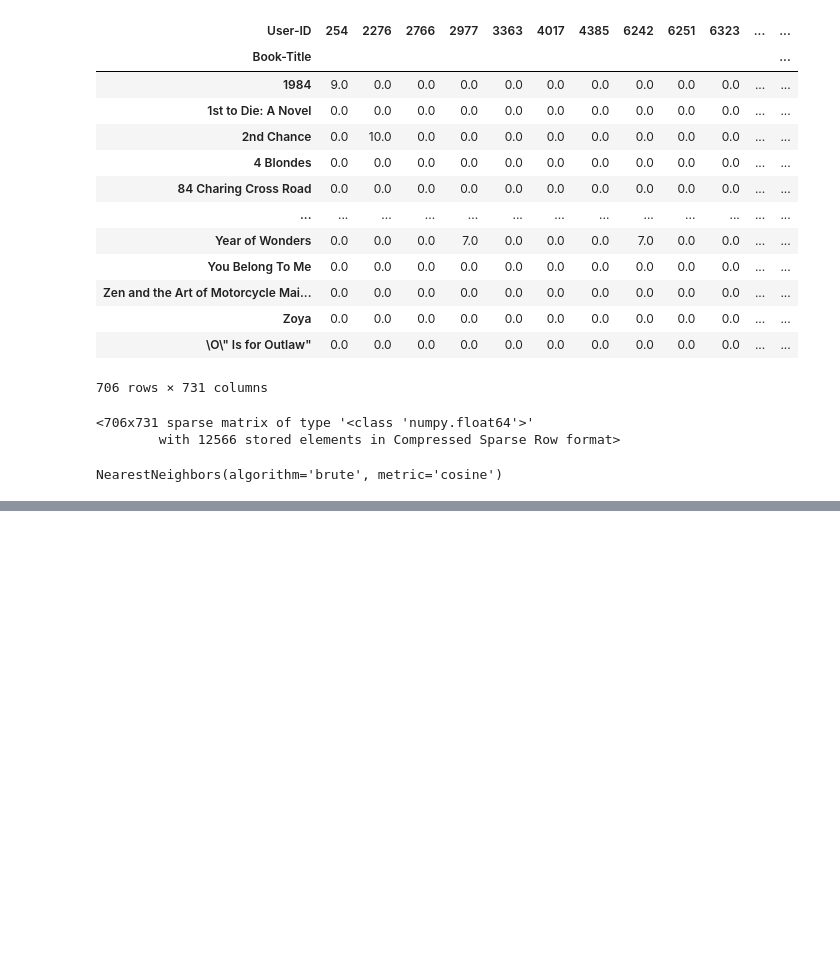
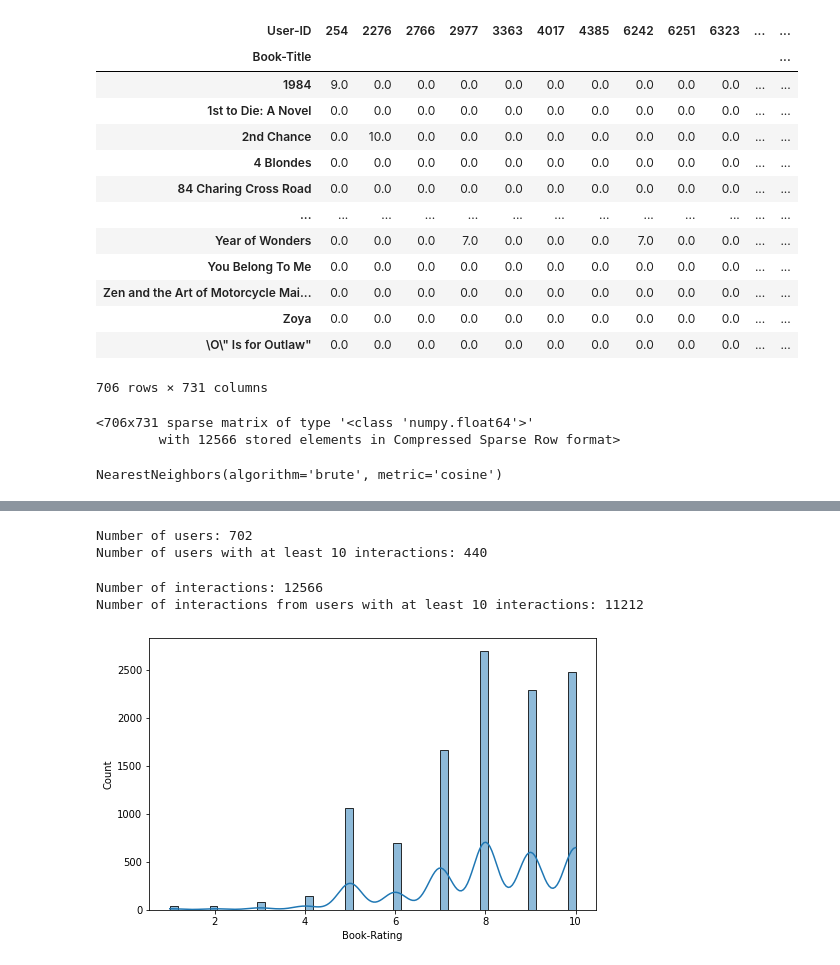
Before and after one commit to shyamsundar-v/Book-Recommendation-System, a Jupyter notebook: Book_Recommendation_System.ipynb, the cells around one changed output, grey strips where cells are left out. Cells and saved outputs as stored; diff of their text form; code cells hidden in the pictures; blank space fills up the shorter version.

```diff
--- a/Book_Recommendation_System.ipynb
+++ b/Book_Recommendation_System.ipynb
@@ -700,0 +701,3 @@ Recommendation forLoves Music, Loves to Dance
+# %%
+# Keeping records where ratings are not 0.
+usa_canada_users_df= usa_canada_users_df[usa_canada_users_df['Book-Rating'] != 0]
@@ -700,0 +710,26 @@ Recommendation forLoves Music, Loves to Dance
+# %%
+user_interactions_count_df = usa_canada_users_df.groupby([ 'User-ID','ISBN']).size().groupby('User-ID').size()
+print('Number of users: %d' % len(user_interactions_count_df))
+
+users_with_enough_interactions_df = user_interactions_count_df[user_interactions_count_df >= 10].reset_index()[['User-ID']]
+print('Number of users with at least 10 interactions: %d' % len(users_with_enough_interactions_df))
+# %% [output]
+Number of users: 702
+Number of users with at least 10 interactions: 440
+# %%
+print('Number of interactions: %d' % len(usa_canada_users_df))
+interactions_from_selected_users_df = usa_canada_users_df.merge(users_with_enough_interactions_df,
+               how = 'right',
+               left_on = 'User-ID',
+               right_on = 'User-ID')
+print('Number of interactions from users with at least 10 interactions: %d' % len(interactions_from_selected_users_df))
+# %% [output]
+Number of interactions: 12566
+Number of interactions from users with at least 10 interactions: 11212
+# %%
+# Before log transformation
+plt.figure(figsize=(8, 5))
+sns.histplot(interactions_from_selected_users_df.groupby(['ISBN', 'User-ID'])['Book-Rating'].sum(), kde=True)
+plt.show()
+# %% [output]
+[figure, added]
```
Also changed, not shown: parts of 29 cells of this notebook.
